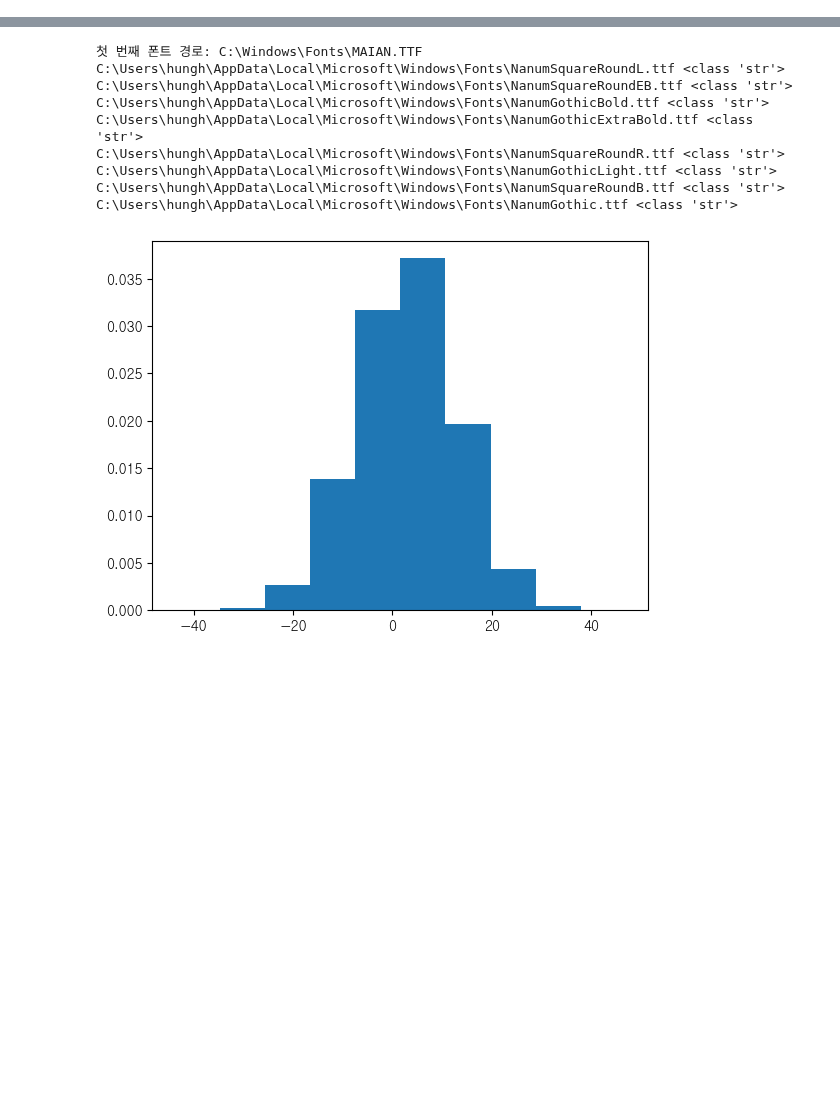
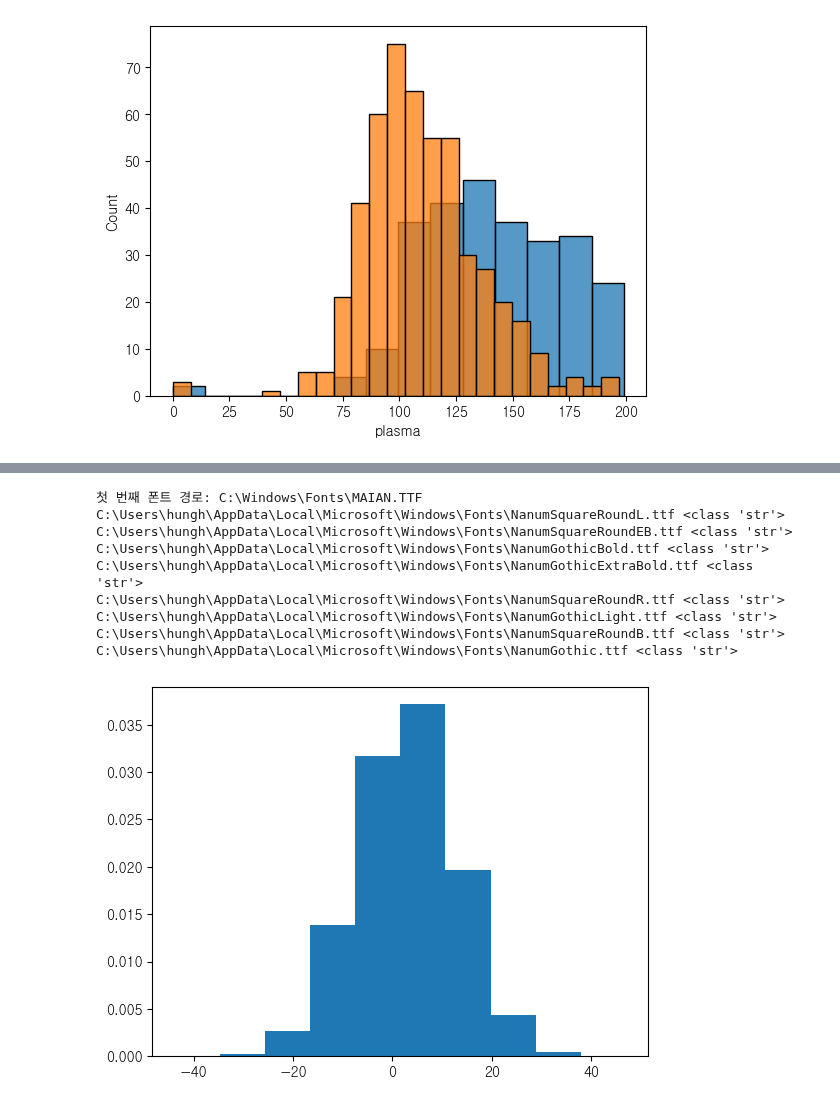
Before and after one commit to business-sixtick/exercise, a Jupyter notebook: data_analysis/seaborn_ex.ipynb, the cells around one changed output, grey strips where cells are left out. Cells and saved outputs as stored; diff of their text form; code cells hidden in the pictures; blank space fills up the shorter version.

```diff
--- a/data_analysis/seaborn_ex.ipynb
+++ b/data_analysis/seaborn_ex.ipynb
@@ -10,0 +37,10 @@ matplotlib.rc('font', family='gulim') # NanumGothic  gulim NanumSquareRoundR
+# %%
+# sns.histplot(df['plasma'])
+# sns.histplot(df['diabetes'])
+# sns.histplot(df[['plasma', 'bmi']][df['diabetes'] == 1])
+# sns.histplot(df[['plasma', 'bmi']][df['diabetes'] == 0])
+sns.histplot(df['plasma'][df['diabetes'] == 1])
+sns.histplot(df['plasma'][df['diabetes'] == 0])
+plt.show()
+# %% [output]
+[figure, added]
```
Also changed, not shown: parts of 5 cells of this notebook, 6 other files.
